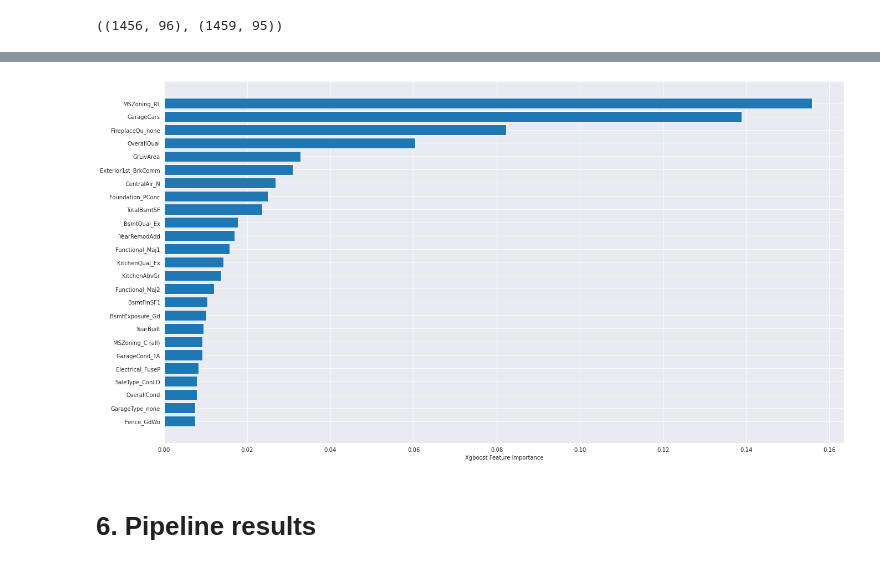
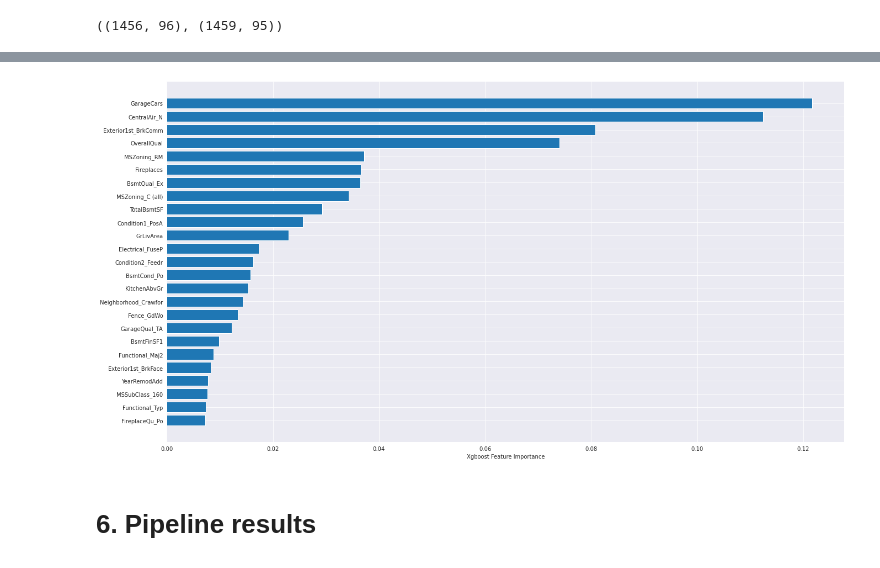
Before and after one commit to max-lutz/Kaggle_competitions, a Jupyter notebook: house-price-regression-full-eda-ml-workflow.ipynb, the cells around one changed output, grey strips where cells are left out. Drawn from its saved outputs; the diff is of its cells as text; code cells hidden in the pictures.

Commit message:
pipeline with boxcox

```diff
--- a/house-price-regression-full-eda-ml-workflow.ipynb
+++ b/house-price-regression-full-eda-ml-workflow.ipynb
@@ -1045,5 +1080,6 @@ num_median_imputer = Pipeline(steps=[
 # %%
 preprocessing = make_column_transformer(
+    (BoxcoxTransformer(skew_threshold = 0.5), num_features),
     (cat_none_transformer, impute_features_with_none),
     (cat_most_frequent_transformer, impute_feature_with_most_frequent),
     (cat_OHE, cat_features),
@@ -1055,7 +1091,7 @@ preprocessing = make_column_transformer(
 # %%
 def get_column_names_from_ColumnTransformer(column_transformer):
     col_name = []
-    for transformer_in_columns in column_transformer.transformers_[:-2]:#the last transformer is ColumnTransformer's 'remainder'
+    for transformer_in_columns in column_transformer.transformers_[:-1]:#the last transformer is ColumnTransformer's 'remainder'
         raw_col_name = transformer_in_columns[2]
         if isinstance(transformer_in_columns[1],Pipeline):
             transformer = transformer_in_columns[1].steps[-1][1]
@@ -1154,4 +1193,4 @@ len(skewed_features)
 # %%
 #hist_train_test(X_preprocessed, X_pred_preprocessed, "numerical")
 # %%
-get_feature_overfit(X_preprocessed, threshold=99.94, return_df=True)
+#get_feature_overfit(X_preprocessed, threshold=99.94, return_df=True)
@@ -1164,3 +1199,3 @@ get_feature_overfit(X_pred_preprocessed, threshold=99.94, return_df=True)
 # %%
-X_preprocessed = X_preprocessed.drop(columns=get_feature_overfit(X_preprocessed, threshold=99.94))
-X_pred_preprocessed = X_pred_preprocessed.drop(columns=get_feature_overfit(X_pred_preprocessed, threshold=99.94))
+X_preprocessed = X_preprocessed.drop(columns=get_feature_overfit(X_preprocessed, threshold=99.9))
+X_pred_preprocessed = X_pred_preprocessed.drop(columns=get_feature_overfit(X_pred_preprocessed, threshold=99.9))
@@ -1167,19 +1215,19 @@ X_pred_preprocessed = X_pred_preprocessed.drop(columns=get_feature_overfit(X_pre
 # %%
-xgb = XGBRegressor(n_estimators=100)
+xgb = XGBRegressor(n_estimators=200)
 xgb.fit(X_preprocessed, y)
 xgb.feature_importances_
 
 sorted_idx = xgb.feature_importances_.argsort()[-25:]
 xgb.feature_importances_[sorted_idx]
 #xgb.feature_importances_[sorted_idx]
 
 fig, ax = plt.subplots(1,1, figsize=(22,12))
 ax = plt.barh(X_preprocessed.columns[sorted_idx].map(str), xgb.feature_importances_[sorted_idx])
 ax = plt.xlabel("Xgboost Feature Importance")
 
 #print(X_preprocessed.columns[sorted_idx])
 # %% [output]
-[figure, old version]
+[figure, new version]
 # %% [markdown]
 # 6. Pipeline results
 # %%
```
Also changed, not shown: parts of 16 cells of this notebook.
